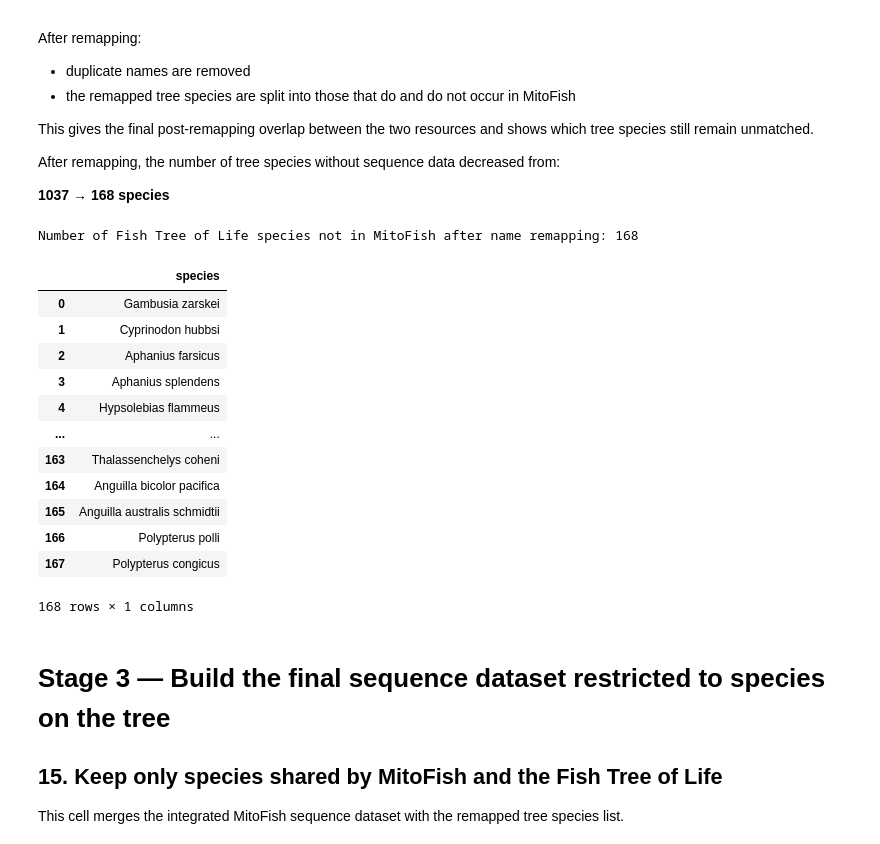
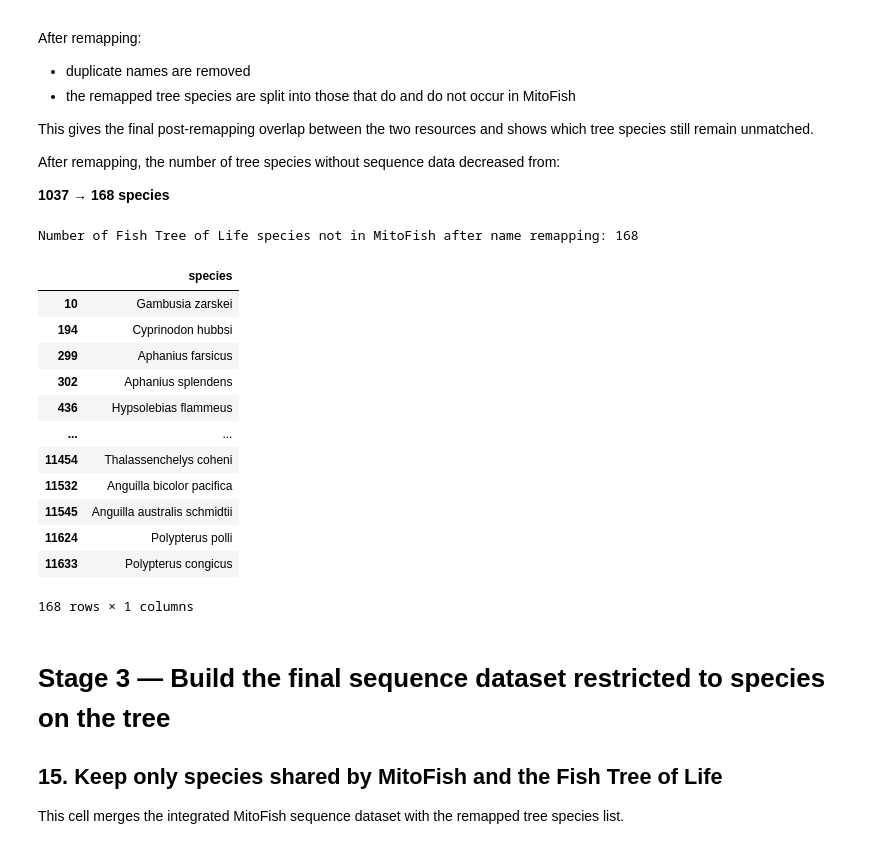
Before and after one commit to Dzee97/FishPhyloEmbedding2, a Jupyter notebook: stage0_preprocessing.ipynb, the cells around one changed output. Cells and saved outputs as stored; diff of their text form; code cells hidden in the pictures.

```diff
--- a/stage0_preprocessing.ipynb
+++ b/stage0_preprocessing.ipynb
@@ -26,7 +26,7 @@ from pathlib import Path
 import matplotlib.pyplot as plt
 from ete3 import Tree
 
-path_dataset = Path("datasets")
+path_dataset = Path("datasets/datasets")
 path_out_dir = Path("output")
 
 path_fishtree = path_dataset / "fishtree"
@@ -320,11 +311,8 @@ A short summary is then shown to inspect:
 - how many species are present
 - how many rows each species contributes
 # %%
-df_mf_all_genes = (
-    df_mf_seq_an_tax
-    .merge(df_mf_fasta, on="accession")
-    .drop_duplicates(subset=['sequence', 'gene', 'species'])
-)
+df_mf_all_genes = pd.merge(df_mf_seq_an_tax, df_mf_fasta, on="accession")
+df_mf_all_genes.drop_duplicates(subset=['sequence', 'gene', 'species'], inplace=True)
 
 print(f"Number of species in MitoFish: {df_mf_all_genes['species'].nunique()}")
 df_mf_all_genes.value_counts(subset='species').to_frame()
@@ -403,15 +384,12 @@ To support manual inspection and external name-reconciliation tools, the missing
 # %%
 df_leaves_not_in_mf = df_leaves[~df_leaves['species'].isin(df_mf_all_genes['species'])]
 
-path_leaves_not_in_mf = path_fishtree / "leaves_not_in_mf"
+path_leaves_not_in_mf =  path_fishtree / "leaves_not_in_mf"
 path_leaves_not_in_mf.mkdir(exist_ok=True)
 
-chunk_size = 100
-for i in range(0, len(df_leaves_not_in_mf), chunk_size):
-    chunk = df_leaves_not_in_mf.iloc[i : i + chunk_size]
-    # using len(chunk) to make sure the final filename accurately reflects the remaining rows
-    filename = f"leaves_not_in_mf_{i}-{i + len(chunk)}.txt"
-    chunk.to_csv(path_leaves_not_in_mf / filename, index=False, header=False)
+for i in range(0, df_leaves_not_in_mf.shape[0], 100):
+    df_leaves_not_in_mf.iloc[i:i+100].to_csv(path_leaves_not_in_mf / f"leaves_not_in_mf_{i}-{i+100}.txt",
+                                             index=False, header=False)
 
 print(f"Number of Fish Tree of Life species not in MitoFish: {df_leaves_not_in_mf['species'].nunique()}")
 df_leaves_not_in_mf
@@ -509,39 +479,29 @@ After remapping, the number of tree species without sequence data decreased from
 
 **1037 → 168 species**
 # %%
-# mapping dictionary
 name_mapping = dict(zip(df_map['Query Name'], df_map['Name in NCBI']))
 
-# apply mapping and drop duplicates
-df_leaves_remap = (
-    df_leaves
-    .replace(name_mapping)
-    .drop_duplicates()
-)
-
-# Create mask for membership
-is_in_mitofish = df_leaves_remap['species'].isin(df_mf_all_genes['species'])
-
-# Split into two dataframe
-df_leaves_remap_in_mf = df_leaves_remap[is_in_mitofish].reset_index(drop=True)
-df_leaves_remap_not_in_mf = df_leaves_remap[~is_in_mitofish].reset_index(drop=True)
+df_leaves_remap = df_leaves.replace(name_mapping)
+df_leaves_remap = df_leaves_remap.drop_duplicates()
+df_leaves_remap_in_mf = df_leaves_remap[(df_leaves_remap['species'].isin(df_mf_all_genes['species']))]
+df_leaves_remap_not_in_mf = df_leaves_remap[(~df_leaves_remap['species'].isin(df_mf_all_genes['species']))]
 
 print(f"Number of Fish Tree of Life species not in MitoFish after name remapping: {df_leaves_remap_not_in_mf['species'].nunique()}")
 df_leaves_remap_not_in_mf
 # %% [output]
 Number of Fish Tree of Life species not in MitoFish after name remapping: 168
 |  | species |
-| 0 | Gambusia zarskei |
-| 1 | Cyprinodon hubbsi |
-| 2 | Aphanius farsicus |
-| 3 | Aphanius splendens |
-| 4 | Hypsolebias flammeus |
+| 10 | Gambusia zarskei |
+| 194 | Cyprinodon hubbsi |
+| 299 | Aphanius farsicus |
+| 302 | Aphanius splendens |
+| 436 | Hypsolebias flammeus |
 | ... | ... |
-| 163 | Thalassenchelys coheni |
-| 164 | Anguilla bicolor pacifica |
-| 165 | Anguilla australis schmidtii |
-| 166 | Polypterus polli |
-| 167 | Polypterus congicus |
+| 11454 | Thalassenchelys coheni |
+| 11532 | Anguilla bicolor pacifica |
+| 11545 | Anguilla australis schmidtii |
+| 11624 | Polypterus polli |
+| 11633 | Polypterus congicus |
 168 rows × 1 columns
 # %% [markdown]
 # Stage 3 — Build the final sequence dataset restricted to species on the tree
```
Also changed, not shown: parts of 8 cells of this notebook, 2 other files.
